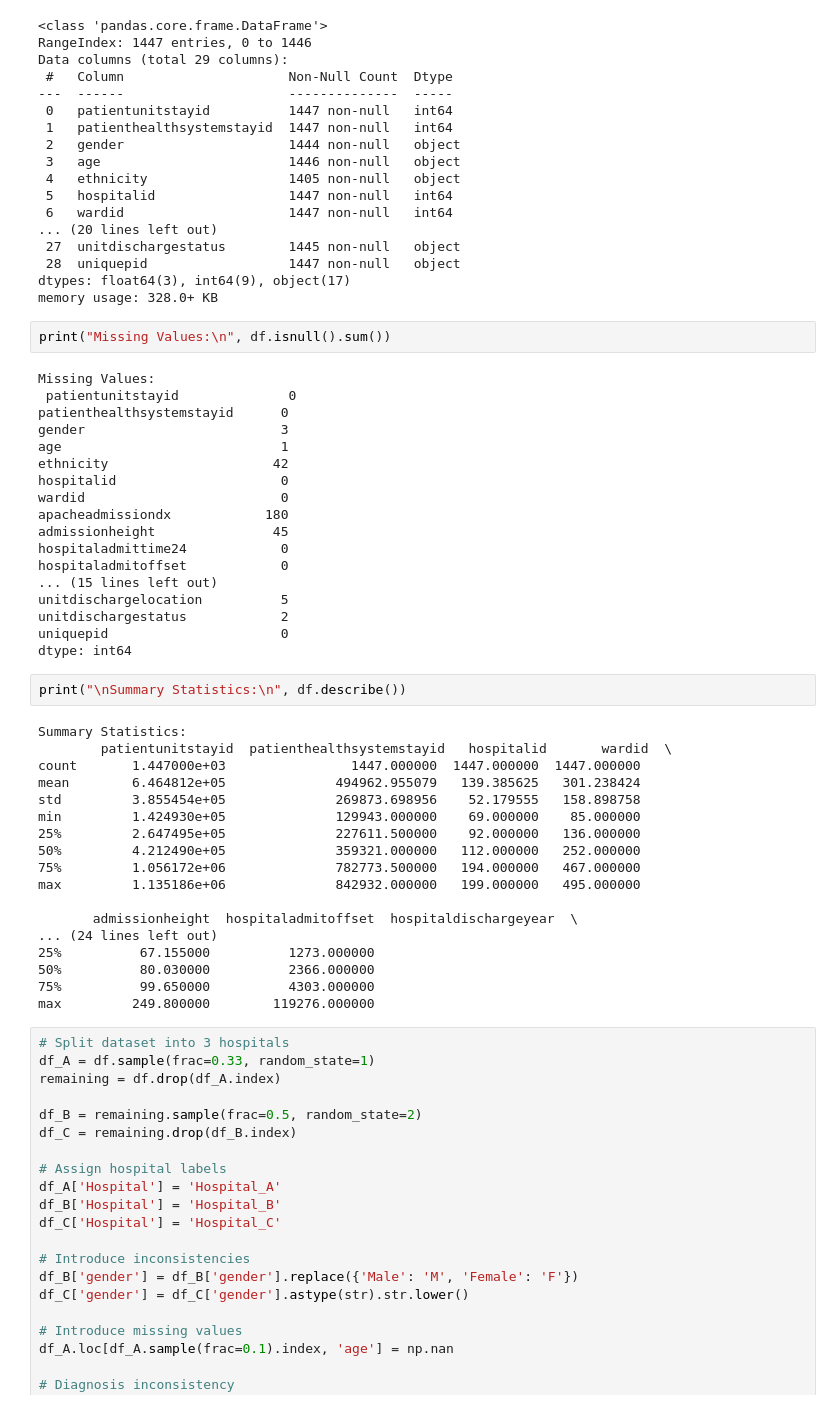
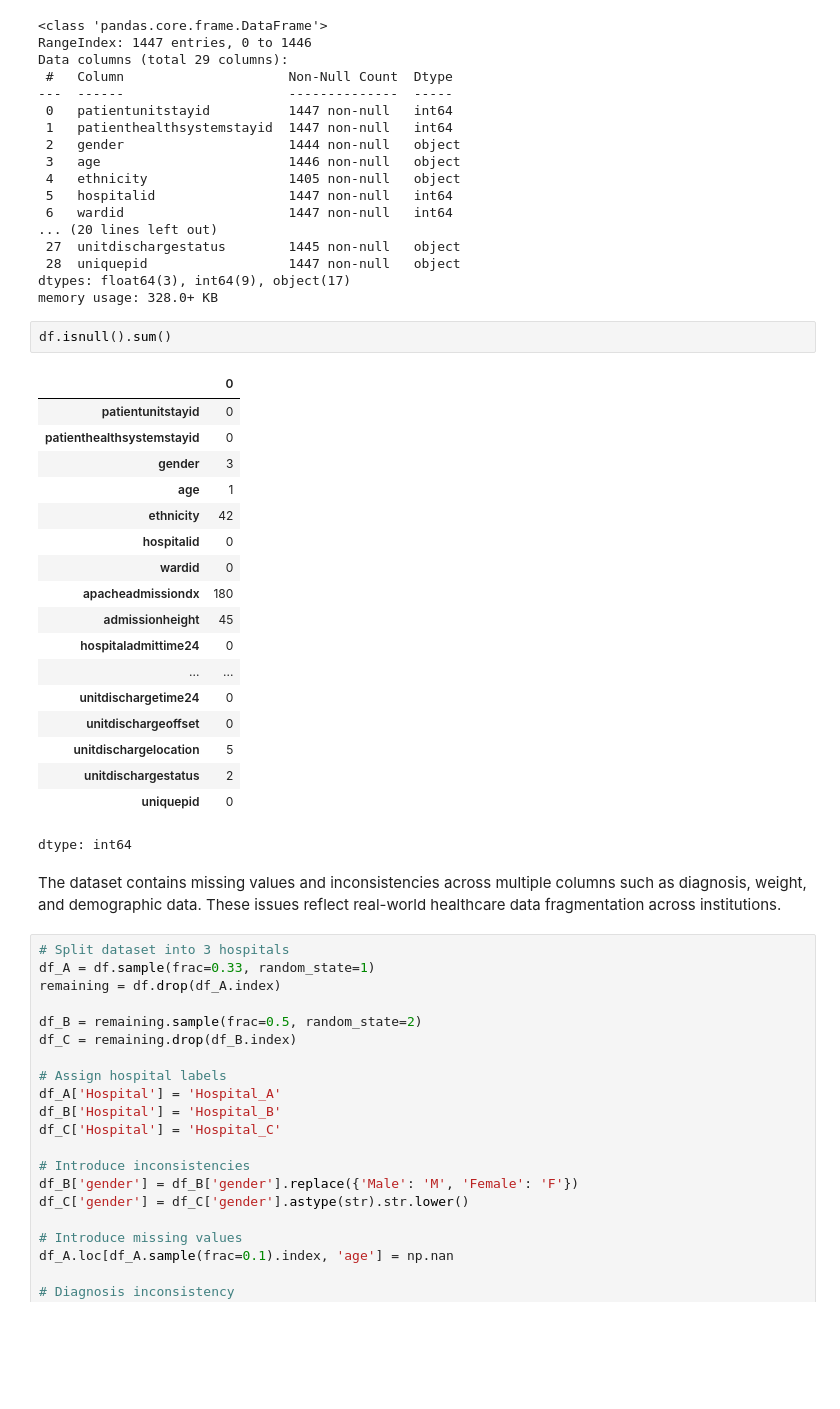
Before and after one commit to RanaAAAli/bachelor-, a Jupyter notebook: notebook71d6f1caa9.ipynb, the cells around one changed output. Drawn from its saved outputs; the diff is of its cells as text; blank space fills up the shorter version.

```diff
--- a/notebook71d6f1caa9.ipynb
+++ b/notebook71d6f1caa9.ipynb
@@ -44,46 +48,29 @@ Data columns (total 29 columns):
  28  uniquepid                  1447 non-null   object
 dtypes: float64(3), int64(9), object(17)
 memory usage: 328.0+ KB
-# %%
-print("Missing Values:\n", df.isnull().sum())
-# %% [output]
-Missing Values:
- patientunitstayid              0
-patienthealthsystemstayid      0
-gender                         3
-age                            1
-ethnicity                     42
-hospitalid                     0
-wardid                         0
-apacheadmissiondx            180
-admissionheight               45
-hospitaladmittime24            0
-hospitaladmitoffset            0
-... (15 lines left out)
-unitdischargelocation          5
-unitdischargestatus            2
-uniquepid                      0
-dtype: int64
-# %%
-print("\nSummary Statistics:\n", df.describe())
-# %% [output]
-Summary Statistics:
-        patientunitstayid  patienthealthsystemstayid   hospitalid       wardid  \
-count       1.447000e+03                1447.000000  1447.000000  1447.000000
-mean        6.464812e+05              494962.955079   139.385625   301.238424
-std         3.855454e+05              269873.698956    52.179555   158.898758
-min         1.424930e+05              129943.000000    69.000000    85.000000
-25%         2.647495e+05              227611.500000    92.000000   136.000000
-50%         4.212490e+05              359321.000000   112.000000   252.000000
-75%         1.056172e+06              782773.500000   194.000000   467.000000
-max         1.135186e+06              842932.000000   199.000000   495.000000
-
-       admissionheight  hospitaladmitoffset  hospitaldischargeyear  \
-... (24 lines left out)
-25%          67.155000          1273.000000
-50%          80.030000          2366.000000
-75%          99.650000          4303.000000
-max         249.800000        119276.000000
+# %%
+df.isnull().sum()
+# %% [output]
+|  | 0 |
+| patientunitstayid | 0 |
+| patienthealthsystemstayid | 0 |
+| gender | 3 |
+| age | 1 |
+| ethnicity | 42 |
+| hospitalid | 0 |
+| wardid | 0 |
+| apacheadmissiondx | 180 |
+| admissionheight | 45 |
+| hospitaladmittime24 | 0 |
+| ... | ... |
+| unitdischargetime24 | 0 |
+| unitdischargeoffset | 0 |
+| unitdischargelocation | 5 |
+| unitdischargestatus | 2 |
+| uniquepid | 0 |
+dtype: int64
+# %% [markdown]
+The dataset contains missing values and inconsistencies across multiple columns such as diagnosis, weight, and demographic data. These issues reflect real-world healthcare data fragmentation across institutions.
 # %%
 # Split dataset into 3 hospitals
 df_A = df.sample(frac=0.33, random_state=1)
```
Also changed, not shown: parts of 6 cells of this notebook.
